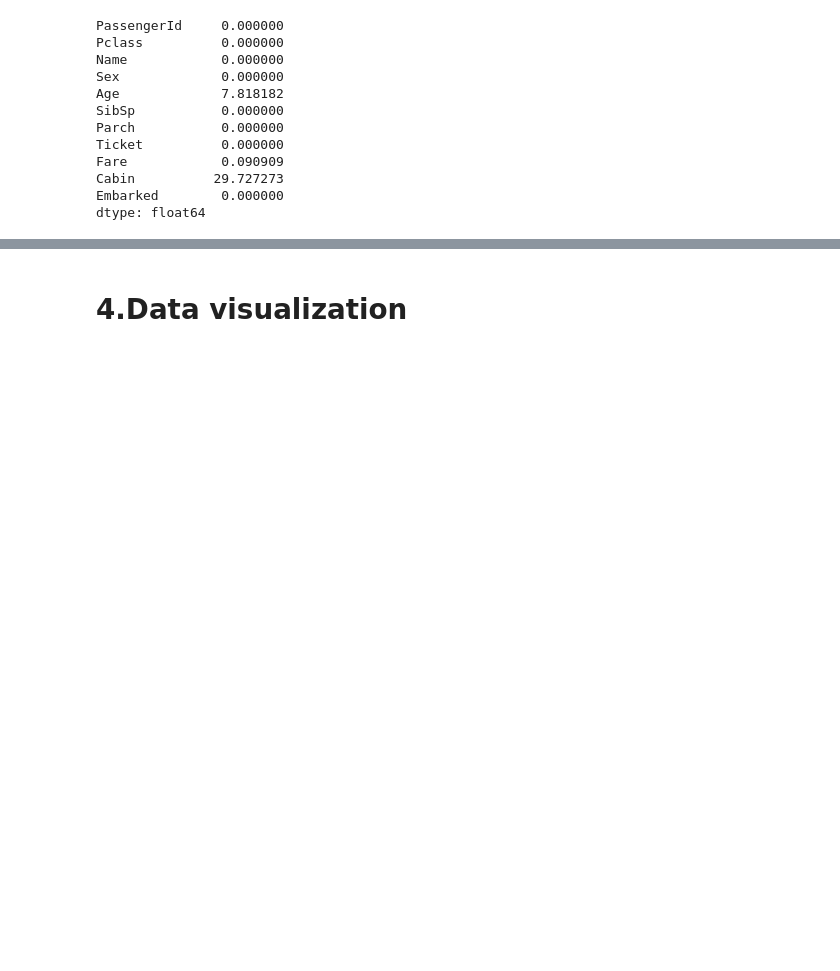
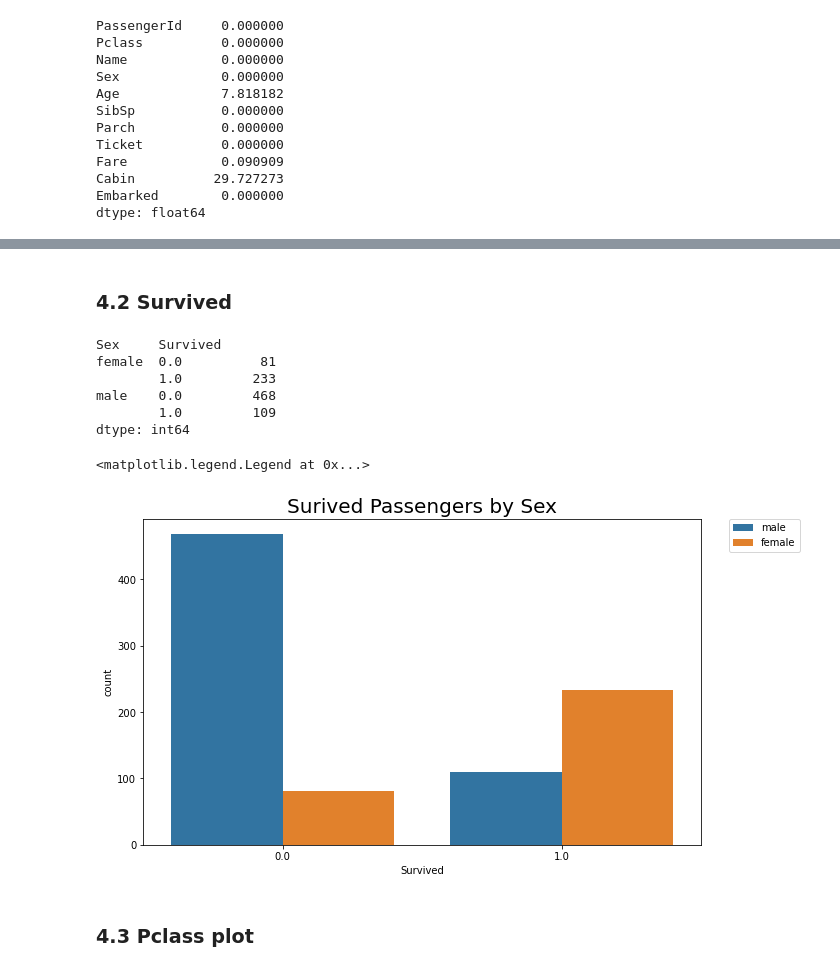
Before and after one commit to malabidi/Titanic, a Jupyter notebook: Titanic_predictions_jupyter_notebook.ipynb, the cells around one changed output, grey strips where cells are left out. Drawn from its saved outputs; the diff is of its cells as text; code cells hidden in the pictures; blank space fills up the shorter version.

Commit message:
Plots

```diff
--- a/Titanic_predictions_jupyter_notebook.ipynb
+++ b/Titanic_predictions_jupyter_notebook.ipynb
@@ -101,0 +106,4 @@ dtype: float64
+# %%
+all_data = [train_data, test_data]
+df = pd.concat(all_data)
+df.head()
@@ -102,2 +117,2 @@ dtype: float64
 # %% [markdown]
-# 4.Data visualization
+### 4.2 Survived
@@ -105,0 +119,18 @@ dtype: float64
+# %%
+df.groupby(by=['Sex', 'Survived']).size()
+# %% [output]
+Sex     Survived
+female  0.0          81
+        1.0         233
+male    0.0         468
+        1.0         109
+dtype: int64
+# %%
+plt.figure(figsize=(10,6))
+sns.countplot(x = "Survived", hue = "Sex", data = df).set_title('Surived Passengers by Sex', fontsize=20)
+plt.legend(bbox_to_anchor=(1.05, 1), loc=2, borderaxespad=0.)
+# %% [output]
+<matplotlib.legend.Legend at 0x...>
+[figure, added]
+# %% [markdown]
+### 4.3 Pclass plot
```
Also changed, not shown: parts of 10 cells of this notebook.
